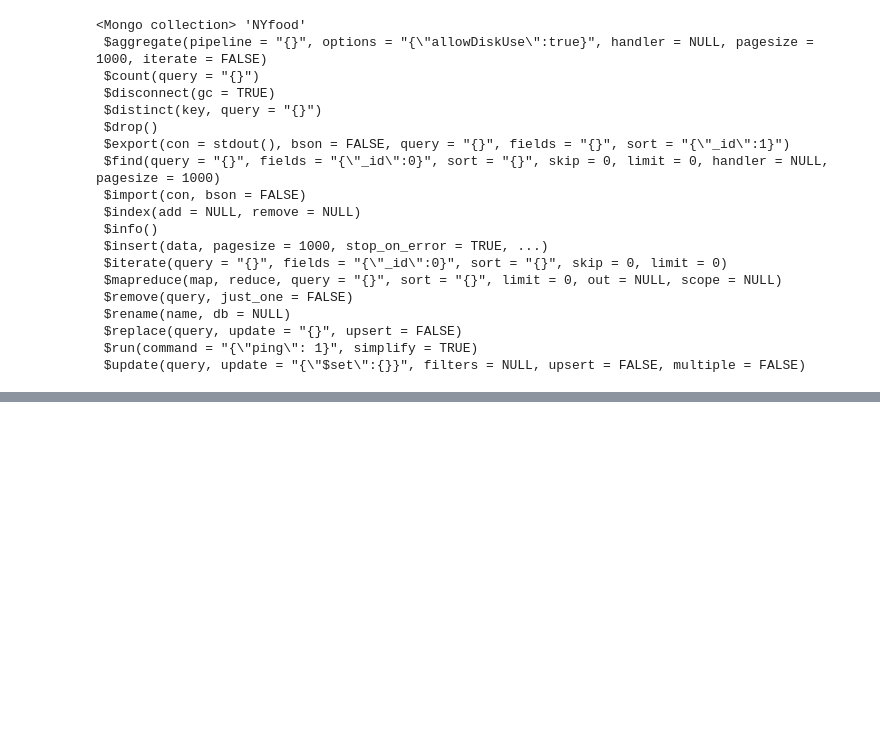
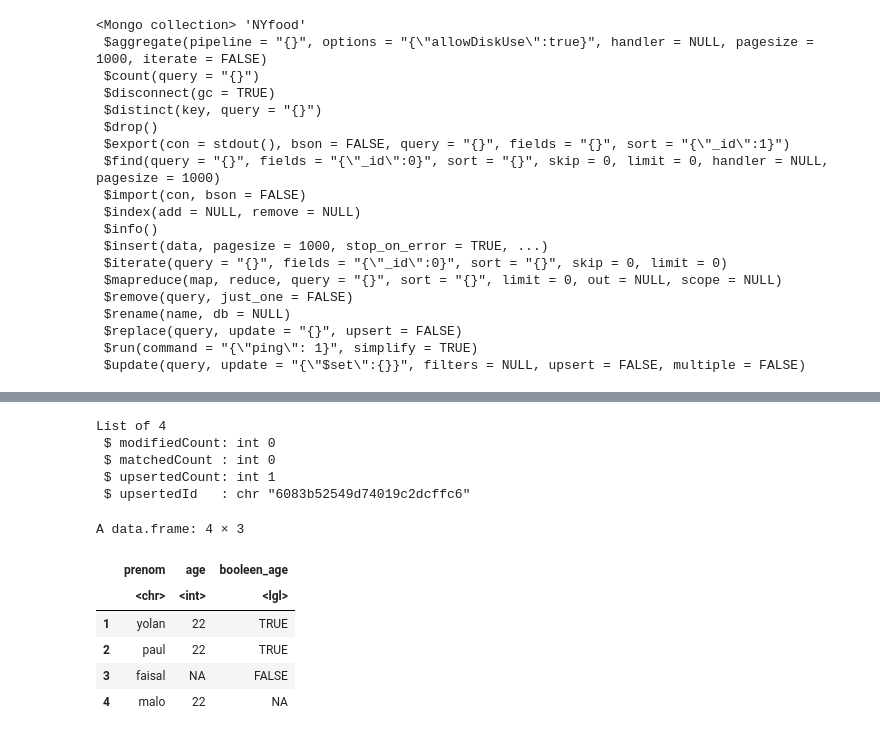
Before and after one commit to rtavenar/mongo_book, a Jupyter notebook: _sources/content/07_scripts_R.ipynb, the cells around one changed output, grey strips where cells are left out. Saved outputs shown, nothing was run; the diff lists cells and outputs as text; code cells hidden in the pictures; blank space fills up the shorter version.

```diff
--- a/_sources/content/07_scripts_R.ipynb
+++ b/_sources/content/07_scripts_R.ipynb
@@ -33,0 +539,4 @@ print(coll)
+# %%
+individus <- mongo("individus")
+str <- c('{"prenom" : "yolan"}' , '{"prenom": "paul", "age" : 22}', '{"prenom": "faisal"}')
+individus$insert(str)
@@ -33,0 +775,18 @@ print(coll)
+# %%
+individus$update('{"prenom":"malo"}', '{"$set":{"age": 22}}', upsert = TRUE)
+# %% [output]
+List of 4
+ $ modifiedCount: int 0
+ $ matchedCount : int 0
+ $ upsertedCount: int 1
+ $ upsertedId   : chr "6083b52549d74019c2dcffc6"
+# %%
+individus$find()
+# %% [output]
+A data.frame: 4 × 3
+|  | prenom | age | booleen_age |
+|  | <chr> | <int> | <lgl> |
+| 1 | yolan | 22 | TRUE |
+| 2 | paul | 22 | TRUE |
+| 3 | faisal | NA | FALSE |
+| 4 | malo | 22 | NA |
```
Also changed, not shown: parts of 56 cells of this notebook, 19 other files.
